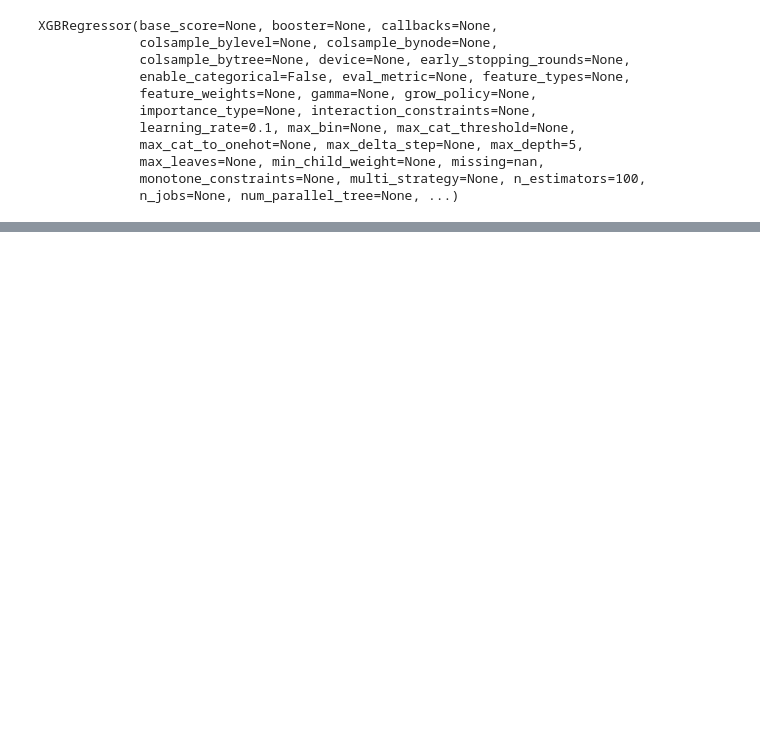
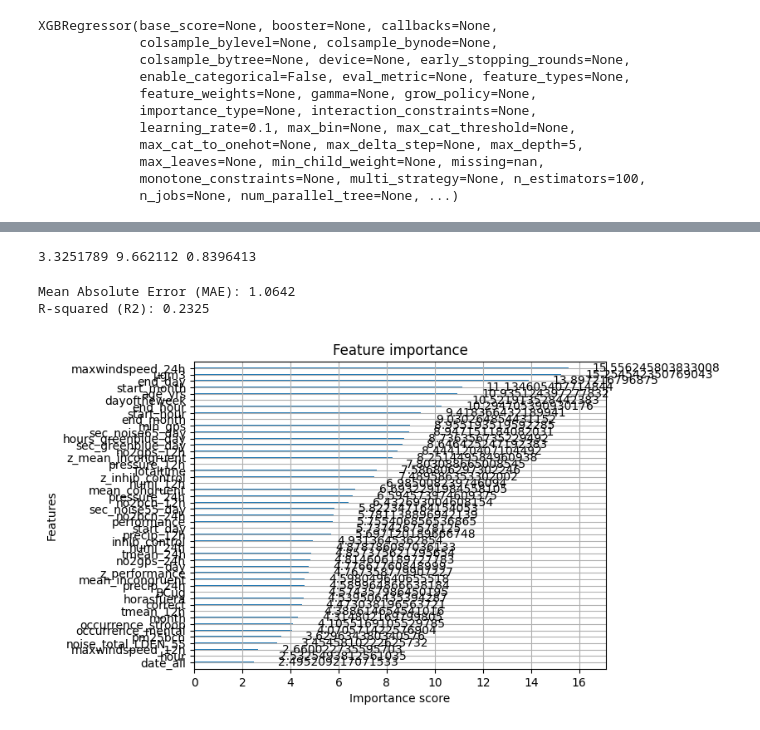
Before and after one commit to shashwat1237/Air-Pollution-and-Mental-Health, a Jupyter notebook: Untitled.ipynb, the cells around one changed output, grey strips where cells are left out. Cells and saved outputs as stored; diff of their text form; code cells hidden in the pictures; blank space fills up the shorter version.

```diff
--- a/Untitled.ipynb
+++ b/Untitled.ipynb
@@ -394,13 +419,13 @@ xgb_regressor = xgb.XGBRegressor(
     max_depth=5,
     random_state=42
 )
-X=X_scaled_clean.drop("bienestar",axis=1)
+X=Scaled_clean.drop("bienestar",axis=1)
+Y=pd.DataFrame(scaler2.inverse_transform(Scaled_clean[["bienestar"]]),columns=["bienestar"])
 X_train, X_test, y_train, y_test = train_test_split(
     X,
-    X_scaled_clean["bienestar"],
+    Y,
     test_size=0.2,
-    random_state=42,
-    stratify=X_scaled_clean["bienestar"]
+    random_state=42
 )
 # Train the model on the training data
 xgb_regressor.fit(X_train, y_train)
@@ -446,15 +470,0 @@ Name: bienestar, dtype: float64
-# %%
-from scipy.stats import pearsonr
-Y=X_scaled_clean["bienestar"]
-
-results = {}
-for column in X.columns:
-    correlation, p_value = pearsonr(X[column],Y)
-    results[column] = {'correlation': correlation, 'p_value': p_value}
-
-# Print the results
-for feature, values in results.items():
-    print(f"Feature: {feature}")
-    print(f"  Correlation: {values['correlation']:.4f}")
-    print(f"  P-value: {values['p_value']:.4f}")
-    print("-" * 20)
@@ -523,0 +519,20 @@ Root Mean Squared Error: 0.91
+# %%
+print(y_pred.min(),y_pred.max(),y_pred.std())
+# %% [output]
+3.3251789 9.662112 0.8396413
+# %%
+from sklearn.metrics import mean_absolute_error, r2_score
+mae = mean_absolute_error(y_test, y_pred)
+r2 = r2_score(y_test, y_pred)
+
+print(f"Mean Absolute Error (MAE): {mae:.4f}")
+print(f"R-squared (R2): {r2:.4f}")
+# %% [output]
+Mean Absolute Error (MAE): 1.0642
+R-squared (R2): 0.2325
+# %%
+from xgboost import plot_importance
+plot_importance(xgb_regressor, importance_type="gain")
+plt.show()
+# %% [output]
+[figure, added]
```
Also changed, not shown: parts of 20 cells of this notebook, 1 other file.
